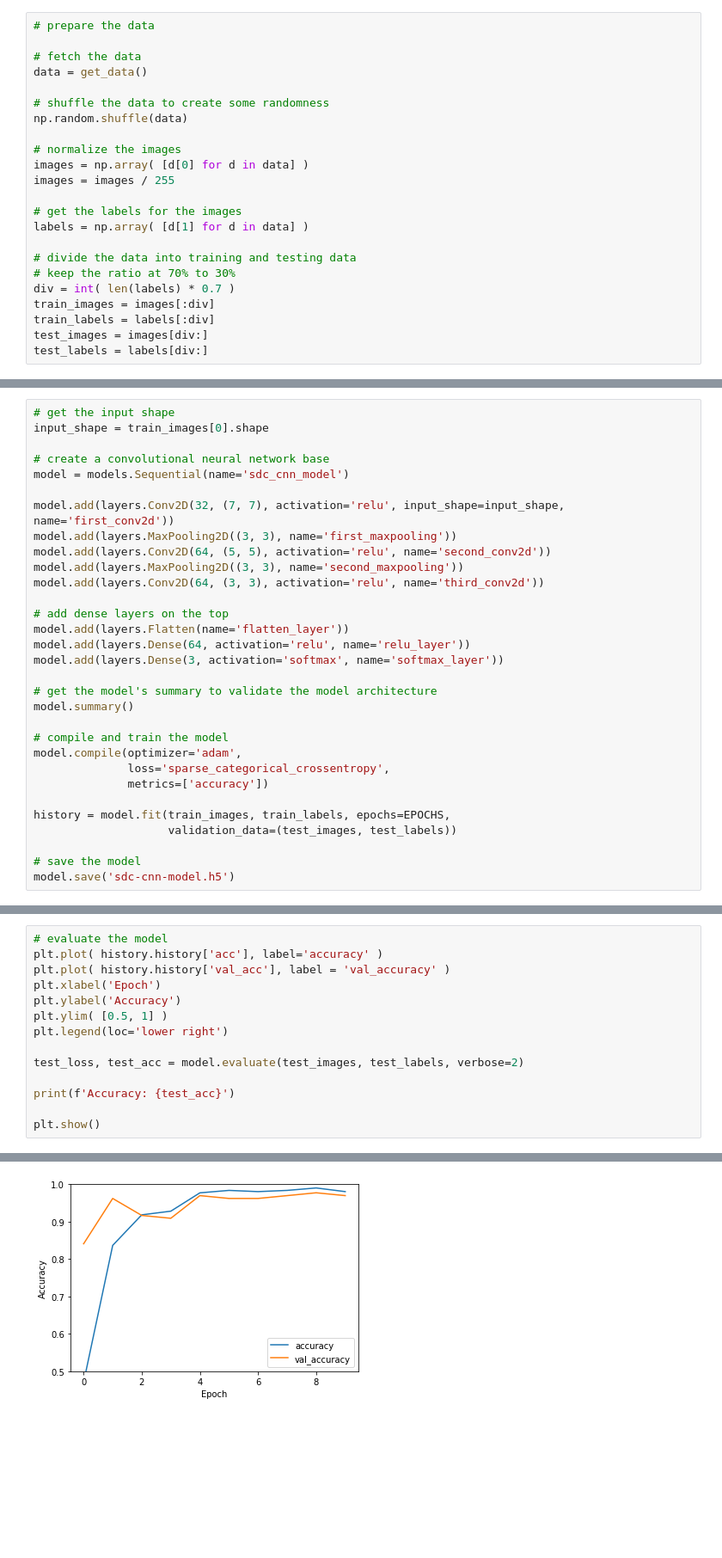
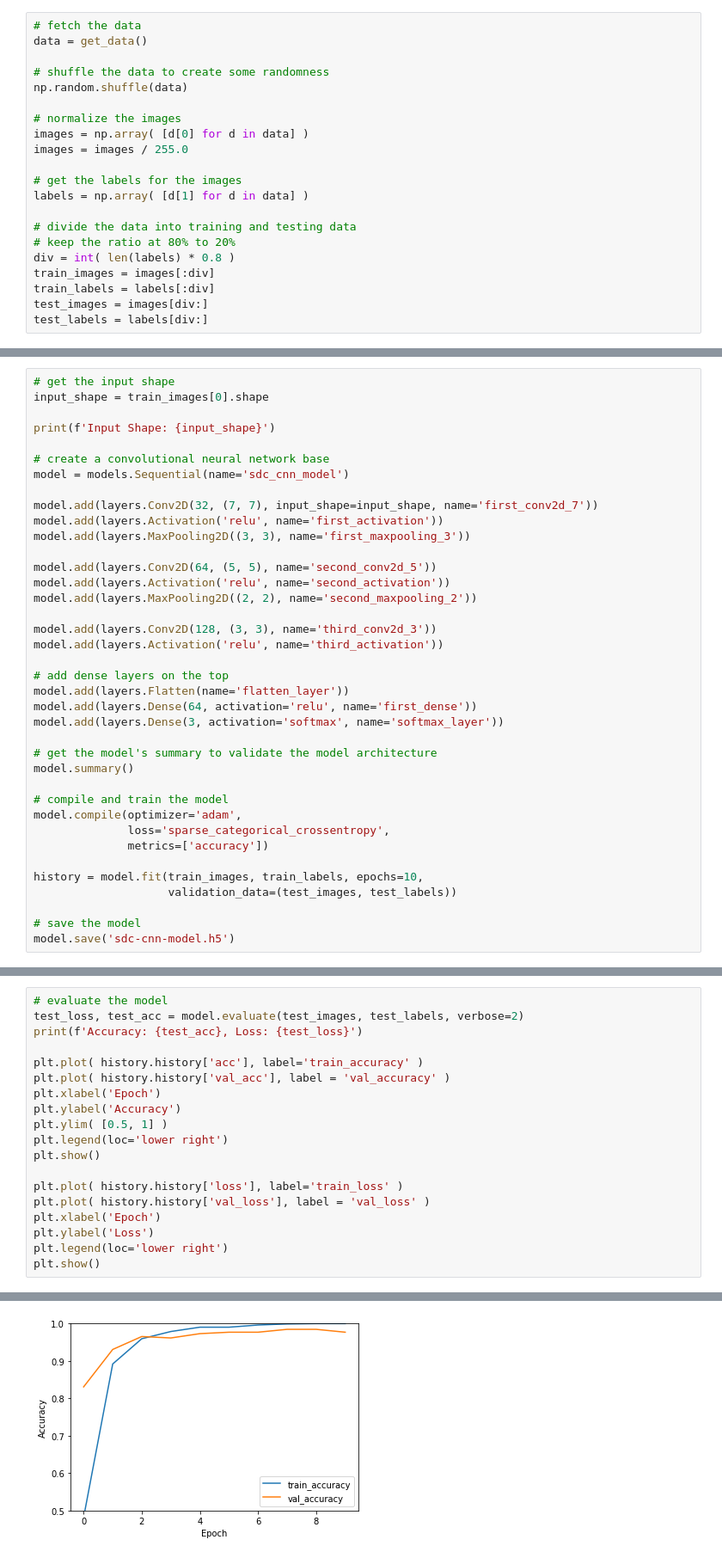
Before and after one commit to ravgeetdhillon/steerAI, a Jupyter notebook: self_driving.ipynb, the cells around one changed output, grey strips where cells are left out. Shown at 86% size. Cells and saved outputs as stored; diff of their text form; blank space fills up the shorter version.

```diff
--- a/self_driving.ipynb
+++ b/self_driving.ipynb
@@ -51,6 +206,4 @@ def get_data():
 # %%
-# prepare the data
-
 # fetch the data
 data = get_data()
 
@@ -59,14 +212,14 @@ np.random.shuffle(data)
 
 # normalize the images
 images = np.array( [d[0] for d in data] )
-images = images / 255
+images = images / 255.0
 
 # get the labels for the images
 labels = np.array( [d[1] for d in data] )
 
 # divide the data into training and testing data
-# keep the ratio at 70% to 30%
-div = int( len(labels) * 0.7 )
+# keep the ratio at 80% to 20%
+div = int( len(labels) * 0.8 )
 train_images = images[:div]
 train_labels = labels[:div]
 test_images = images[div:]
@@ -97,18 +268,25 @@ for i in range(12):
 # get the input shape
 input_shape = train_images[0].shape
 
+print(f'Input Shape: {input_shape}')
+
 # create a convolutional neural network base
 model = models.Sequential(name='sdc_cnn_model')
 
-model.add(layers.Conv2D(32, (7, 7), activation='relu', input_shape=input_shape, name='first_conv2d'))
-model.add(layers.MaxPooling2D((3, 3), name='first_maxpooling'))
-model.add(layers.Conv2D(64, (5, 5), activation='relu', name='second_conv2d'))
-model.add(layers.MaxPooling2D((3, 3), name='second_maxpooling'))
-model.add(layers.Conv2D(64, (3, 3), activation='relu', name='third_conv2d'))
+model.add(layers.Conv2D(32, (7, 7), input_shape=input_shape, name='first_conv2d_7'))
+model.add(layers.Activation('relu', name='first_activation'))
+model.add(layers.MaxPooling2D((3, 3), name='first_maxpooling_3'))
+
+model.add(layers.Conv2D(64, (5, 5), name='second_conv2d_5'))
+model.add(layers.Activation('relu', name='second_activation'))
+model.add(layers.MaxPooling2D((2, 2), name='second_maxpooling_2'))
+
+model.add(layers.Conv2D(128, (3, 3), name='third_conv2d_3'))
+model.add(layers.Activation('relu', name='third_activation'))
 
 # add dense layers on the top
 model.add(layers.Flatten(name='flatten_layer'))
-model.add(layers.Dense(64, activation='relu', name='relu_layer'))
+model.add(layers.Dense(64, activation='relu', name='first_dense'))
 model.add(layers.Dense(3, activation='softmax', name='softmax_layer'))
 
 # get the model's summary to validate the model architecture
@@ -119,7 +297,7 @@ model.compile(optimizer='adam',
               loss='sparse_categorical_crossentropy',
               metrics=['accuracy'])
 
-history = model.fit(train_images, train_labels, epochs=EPOCHS,
+history = model.fit(train_images, train_labels, epochs=10,
                     validation_data=(test_images, test_labels))
 
 # save the model
@@ -145,15 +329,20 @@ Epoch 10/10
 # %%
 # evaluate the model
-plt.plot( history.history['acc'], label='accuracy' )
+test_loss, test_acc = model.evaluate(test_images, test_labels, verbose=2)
+print(f'Accuracy: {test_acc}, Loss: {test_loss}')
+
+plt.plot( history.history['acc'], label='train_accuracy' )
 plt.plot( history.history['val_acc'], label = 'val_accuracy' )
 plt.xlabel('Epoch')
 plt.ylabel('Accuracy')
 plt.ylim( [0.5, 1] )
 plt.legend(loc='lower right')
+plt.show()
 
-test_loss, test_acc = model.evaluate(test_images, test_labels, verbose=2)
-
-print(f'Accuracy: {test_acc}')
-
+plt.plot( history.history['loss'], label='train_loss' )
+plt.plot( history.history['val_loss'], label = 'val_loss' )
+plt.xlabel('Epoch')
+plt.ylabel('Loss')
+plt.legend(loc='lower right')
 plt.show()
 # %% [output]
@@ -162 +351 @@ Accuracy: 0.9696969985961914
-[figure, old version]
+[figure, new version]
```
Also changed, not shown: parts of 16 cells of this notebook.
